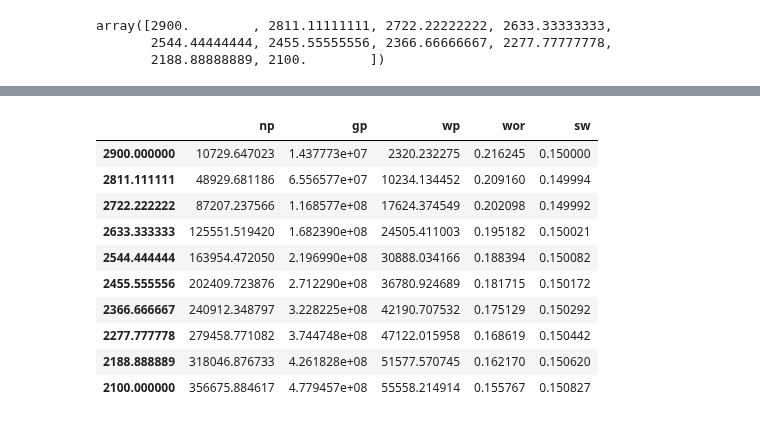
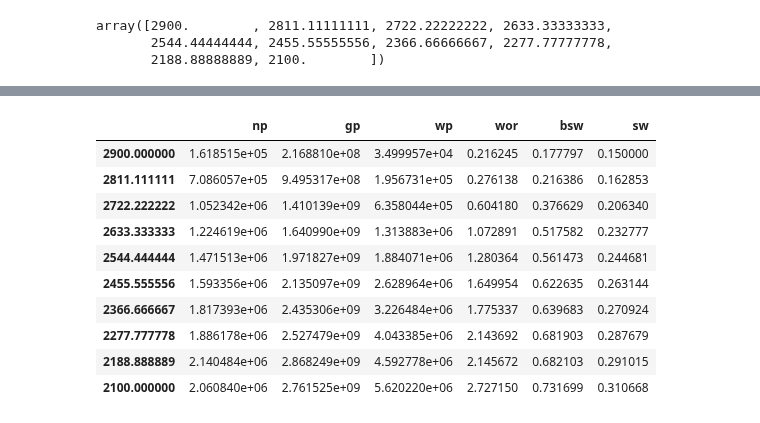
Before and after one commit to scuervo91/reservoirpy, a Jupyter notebook: examples/material_balance/1-basics_mbe.ipynb, the cells around one changed output, grey strips where cells are left out. Drawn from its saved outputs; the diff is of its cells as text; code cells hidden in the pictures.

```diff
--- a/examples/material_balance/1-basics_mbe.ipynb
+++ b/examples/material_balance/1-basics_mbe.ipynb
@@ -91,14 +119,28 @@ array([2900.        , 2811.11111111, 2722.22222222, 2633.33333333,
+# %%
+aq = mb.pot_aquifer(k=9987)
+# %%
+res1_aq = mb.reservoir(
+    n=ooip,
+    swi=swi,
+    cf = cf,
+    oil = o,
+    water = w,
+    pi=2925,
+    kr_wo = kr,
+    aquifer = aq
+)
 # %%
-res1.forecast_np(r,wp=True)
+f_aq= res1_aq.forecast_np(r,wp=True)
+f_aq
 # %% [output]
-|  | np | gp | wp | wor | sw |
-| 2900.000000 | 10729.647023 | 1.437773e+07 | 2320.232275 | 0.216245 | 0.150000 |
-| 2811.111111 | 48929.681186 | 6.556577e+07 | 10234.134452 | 0.209160 | 0.149994 |
-| 2722.222222 | 87207.237566 | 1.168577e+08 | 17624.374549 | 0.202098 | 0.149992 |
-| 2633.333333 | 125551.519420 | 1.682390e+08 | 24505.411003 | 0.195182 | 0.150021 |
-| 2544.444444 | 163954.472050 | 2.196990e+08 | 30888.034166 | 0.188394 | 0.150082 |
-| 2455.555556 | 202409.723876 | 2.712290e+08 | 36780.924689 | 0.181715 | 0.150172 |
-| 2366.666667 | 240912.348797 | 3.228225e+08 | 42190.707532 | 0.175129 | 0.150292 |
-| 2277.777778 | 279458.771082 | 3.744748e+08 | 47122.015958 | 0.168619 | 0.150442 |
-| 2188.888889 | 318046.876733 | 4.261828e+08 | 51577.570745 | 0.162170 | 0.150620 |
-| 2100.000000 | 356675.884617 | 4.779457e+08 | 55558.214914 | 0.155767 | 0.150827 |
+|  | np | gp | wp | wor | bsw | sw |
+| 2900.000000 | 1.618515e+05 | 2.168810e+08 | 3.499957e+04 | 0.216245 | 0.177797 | 0.150000 |
+| 2811.111111 | 7.086057e+05 | 9.495317e+08 | 1.956731e+05 | 0.276138 | 0.216386 | 0.162853 |
+| 2722.222222 | 1.052342e+06 | 1.410139e+09 | 6.358044e+05 | 0.604180 | 0.376629 | 0.206340 |
+| 2633.333333 | 1.224619e+06 | 1.640990e+09 | 1.313883e+06 | 1.072891 | 0.517582 | 0.232777 |
+| 2544.444444 | 1.471513e+06 | 1.971827e+09 | 1.884071e+06 | 1.280364 | 0.561473 | 0.244681 |
+| 2455.555556 | 1.593356e+06 | 2.135097e+09 | 2.628964e+06 | 1.649954 | 0.622635 | 0.263144 |
+| 2366.666667 | 1.817393e+06 | 2.435306e+09 | 3.226484e+06 | 1.775337 | 0.639683 | 0.270924 |
+| 2277.777778 | 1.886178e+06 | 2.527479e+09 | 4.043385e+06 | 2.143692 | 0.681903 | 0.287679 |
+| 2188.888889 | 2.140484e+06 | 2.868249e+09 | 4.592778e+06 | 2.145672 | 0.682103 | 0.291015 |
+| 2100.000000 | 2.060840e+06 | 2.761525e+09 | 5.620220e+06 | 2.727150 | 0.731699 | 0.310668 |
```
Also changed, not shown: parts of 7 cells of this notebook, 2 other files.
